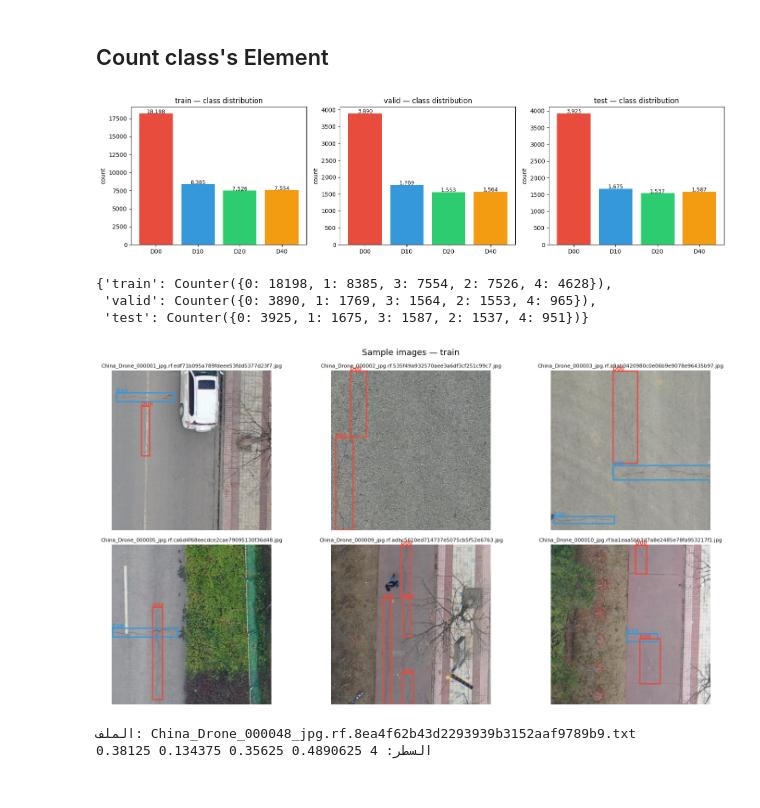
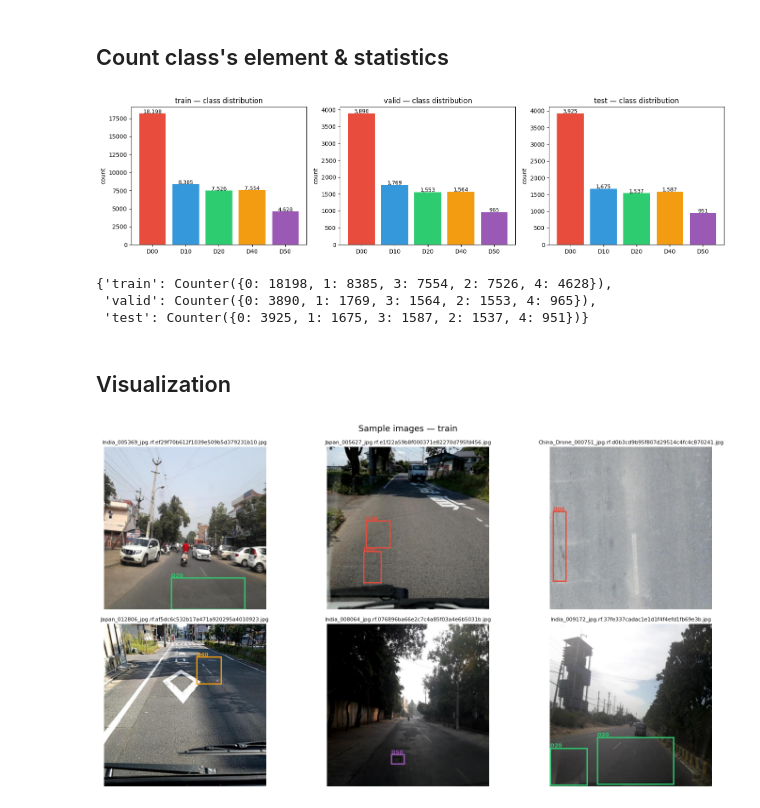
Before and after one commit to KhalilAI1/RoadGuard-AI, a Jupyter notebook: notebooks/01_EDA.ipynb, the cells around one changed output. Saved outputs shown, nothing was run; the diff lists cells and outputs as text; code cells hidden in the pictures.

```diff
--- a/notebooks/01_EDA.ipynb
+++ b/notebooks/01_EDA.ipynb
@@ -7,12 +7,13 @@ import matplotlib.pyplot as plt
 import matplotlib.patches as patches
 from pathlib import Path
 from collections import Counter
+import random
 
 BASE = Path(r"C:\Projects\RoadGuard-AI\data\raw")
-CLASSES = ["D00", "D10", "D20", "D40"]
-COLORS  = ["#E74C3C", "#3498DB", "#2ECC71", "#F39C12"]
+CLASSES = ["D00", "D10", "D20", "D40", "D50"]
+COLORS  = ["#E74C3C", "#3498DB", "#2ECC71", "#F39C12", "#9B59B6"]
 # %% [markdown]
-## Count class's Element
+## Count class's element & statistics
 # %%
 def count_classes(split):
     labels_dir = BASE / split / "labels"
@@ -31,7 +32,7 @@ counts = {s: count_classes(s) for s in splits}
 fig, axes = plt.subplots(1, 3, figsize=(15, 4))
 
 for ax, split in zip(axes, splits):
-    vals = [counts[split].get(i, 0) for i in range(4)]
+    vals = [counts[split].get(i, 0) for i in range(5)]
     bars = ax.bar(CLASSES, vals, color=COLORS)
     ax.set_title(f"{split} — class distribution")
     ax.set_ylabel("count")
@@ -44,78 +45,62 @@ plt.tight_layout()
 plt.savefig(r"C:\Projects\RoadGuard-AI\results\visualizations\class_distribution.png", dpi=150)
 plt.show()
 # %% [output]
-[figure, old version]
+[figure, new version]
 # %%
 counts
 # %% [output]
 {'train': Counter({0: 18198, 1: 8385, 3: 7554, 2: 7526, 4: 4628}),
  'valid': Counter({0: 3890, 1: 1769, 3: 1564, 2: 1553, 4: 965}),
  'test': Counter({0: 3925, 1: 1675, 3: 1587, 2: 1537, 4: 951})}
+# %% [markdown]
+## Visualization
 # %%
 def show_samples(split, n=6):
     img_dir = BASE / split / "images"
     lbl_dir = BASE / split / "labels"
-    imgs = list(img_dir.glob("*.jpg"))[:n]
+    imgs = random.sample(list(img_dir.glob("*.jpg")), k=n)
 
     fig, axes = plt.subplots(2, 3, figsize=(15, 8))
     axes = axes.flatten()
 
+    # display images
     for ax, img_path in zip(axes, imgs):
-        img = cv2.imread(str(img_path))
-        img = cv2.cvtColor(img, cv2.COLOR_BGR2RGB)
-        h, w = img.shape[:2]
-
-        lbl_path = lbl_dir / (img_path.stem + ".txt")
+        img = cv2.imread(str(img_path))                  # Read image in BGR format
+        img = cv2.cvtColor(img, cv2.COLOR_BGR2RGB)       # Convert to RGB for matplotlib
         ax.imshow(img)
 
+        # Get image dimensions
+        h, w = img.shape[:2]
+        lbl_path = lbl_dir / (img_path.stem + ".txt")
         if lbl_path.exists():
             for line in lbl_path.read_text().strip().splitlines():
                 if not line: continue
                 cls, cx, cy, bw, bh = map(float, line.split())
                 cls = int(cls)
                 x = (cx - bw/2) * w
                 y = (cy - bh/2) * h
                 rect = patches.Rectangle(
                     (x, y), bw*w, bh*h,
                     linewidth=2,
                     edgecolor=COLORS[cls],
                     facecolor="none"
                 )
                 ax.add_patch(rect)
                 ax.text(x, y-4, CLASSES[cls],
                         color=COLORS[cls],
                         fontsize=8, fontweight="bold")
 
         ax.axis("off")
         ax.set_title(img_path.name, fontsize=8)
 
     plt.suptitle(f"Sample images — {split}", fontsize=13)
     plt.tight_layout()
     plt.savefig(rf"C:\Projects\RoadGuard-AI\results\visualizations\samples_{split}.png", dpi=150)
     plt.show()
 
 show_samples("train")
 # %% [output]
-[figure, old version]
+[figure, new version]
-# %%
-from pathlib import Path
-
-BASE = Path(r"C:\Projects\RoadGuard-AI\data\raw")
-labels_dir = BASE / "train" / "labels"
-
-# دوّر على ملف فيه class 4
-for f in labels_dir.glob("*.txt"):
-    for line in f.read_text().strip().splitlines():
-        if line and int(line.split()[0]) == 4:
-            print(f"الملف: {f.name}")
-            print(f"السطر: {line}")
-            break
-    else:
-        continue
-    break
-# %% [output]
-الملف: China_Drone_000048_jpg.rf.8ea4f62b43d2293939b3152aaf9789b9.txt
-السطر: 4 0.4890625 0.35625 0.134375 0.38125
 # %%
 img_path = BASE / "train" / "images" / ("China_Drone_000048_jpg.rf.8ea4f62b43d2293939b3152aaf9789b9" + ".jpg")
 img = cv2.imread(str(img_path))
```
Also changed, not shown: parts of 1 cell of this notebook, 41 other files.
